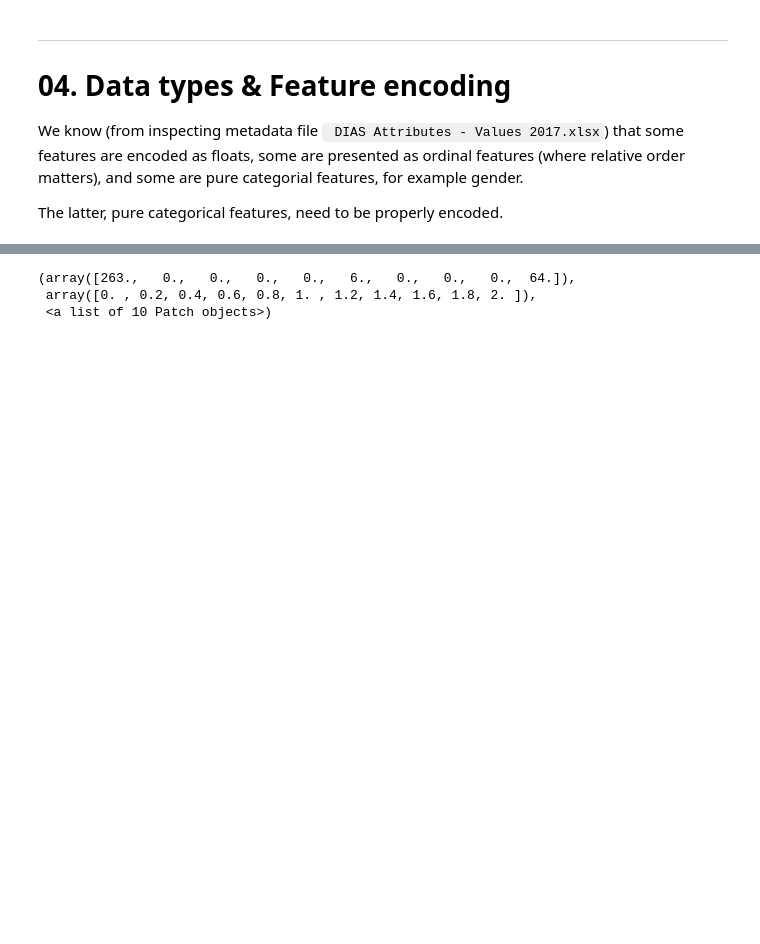
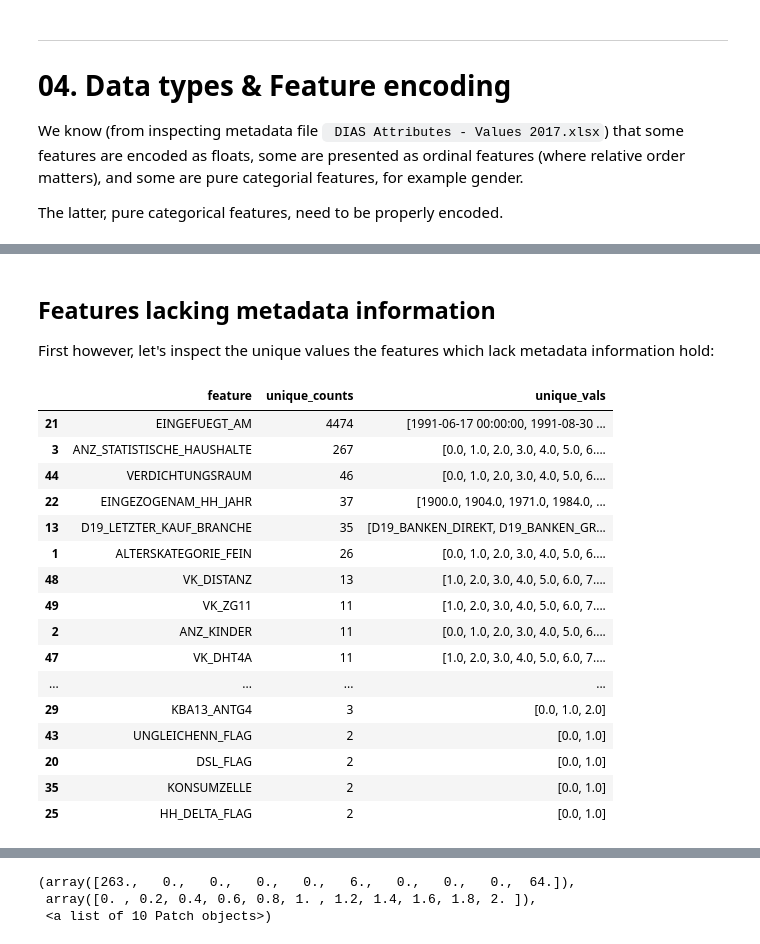
Before and after one commit to vaxherra/Arvato-Customer-Segmentation, a Jupyter notebook: EDA/01_EDA_AZIDAS.ipynb, the cells around one changed output, grey strips where cells are left out. Cells and saved outputs as stored; diff of their text form; code cells hidden in the pictures; blank space fills up the shorter version.

```diff
--- a/EDA/01_EDA_AZIDAS.ipynb
+++ b/EDA/01_EDA_AZIDAS.ipynb
@@ -416,0 +423,39 @@ The latter, pure categorical features, need to be properly encoded.
+# %% [markdown]
+## Features lacking metadata information
+
+First however, let's inspect the unique values the features which lack metadata information hold:
+# %%
+missing_metadata_feature_info =  {}
+missing_metadata_feature_info['feature'] = []
+missing_metadata_feature_info['unique_counts'] = []
+missing_metadata_feature_info['unique_vals'] = []
+
+for f in missing_metadata_annotations:
+    unique_vals =  np.unique(azdias[f].dropna() )
+
+    missing_metadata_feature_info['feature'].append(f)
+
+    missing_metadata_feature_info['unique_counts'].append(len(unique_vals))
+    missing_metadata_feature_info['unique_vals'].append(unique_vals)
+
+missing_metadata_feature_info = pd.DataFrame.from_dict(missing_metadata_feature_info)
+missing_metadata_feature_info.sort_values('unique_counts',ascending=False, inplace=True)
+missing_metadata_feature_info
+# %% [output]
+|  | feature | unique_counts | unique_vals |
+| 21 | EINGEFUEGT_AM | 4474 | [1991-06-17 00:00:00, 1991-08-30 ... |
+| 3 | ANZ_STATISTISCHE_HAUSHALTE | 267 | [0.0, 1.0, 2.0, 3.0, 4.0, 5.0, 6.... |
+| 44 | VERDICHTUNGSRAUM | 46 | [0.0, 1.0, 2.0, 3.0, 4.0, 5.0, 6.... |
+| 22 | EINGEZOGENAM_HH_JAHR | 37 | [1900.0, 1904.0, 1971.0, 1984.0, ... |
+| 13 | D19_LETZTER_KAUF_BRANCHE | 35 | [D19_BANKEN_DIREKT, D19_BANKEN_GR... |
+| 1 | ALTERSKATEGORIE_FEIN | 26 | [0.0, 1.0, 2.0, 3.0, 4.0, 5.0, 6.... |
+| 48 | VK_DISTANZ | 13 | [1.0, 2.0, 3.0, 4.0, 5.0, 6.0, 7.... |
+| 49 | VK_ZG11 | 11 | [1.0, 2.0, 3.0, 4.0, 5.0, 6.0, 7.... |
+| 2 | ANZ_KINDER | 11 | [0.0, 1.0, 2.0, 3.0, 4.0, 5.0, 6.... |
+| 47 | VK_DHT4A | 11 | [1.0, 2.0, 3.0, 4.0, 5.0, 6.0, 7.... |
+| ... | ... | ... | ... |
+| 29 | KBA13_ANTG4 | 3 | [0.0, 1.0, 2.0] |
+| 43 | UNGLEICHENN_FLAG | 2 | [0.0, 1.0] |
+| 20 | DSL_FLAG | 2 | [0.0, 1.0] |
+| 35 | KONSUMZELLE | 2 | [0.0, 1.0] |
+| 25 | HH_DELTA_FLAG | 2 | [0.0, 1.0] |
```
Also changed, not shown: parts of 28 cells of this notebook, 1 other file.
